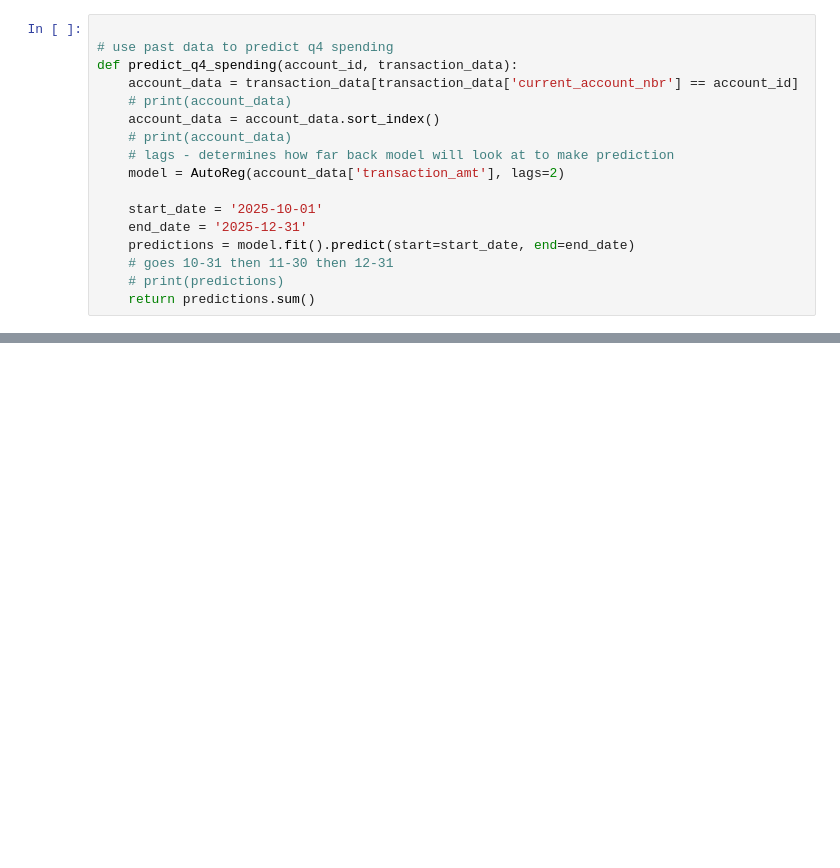
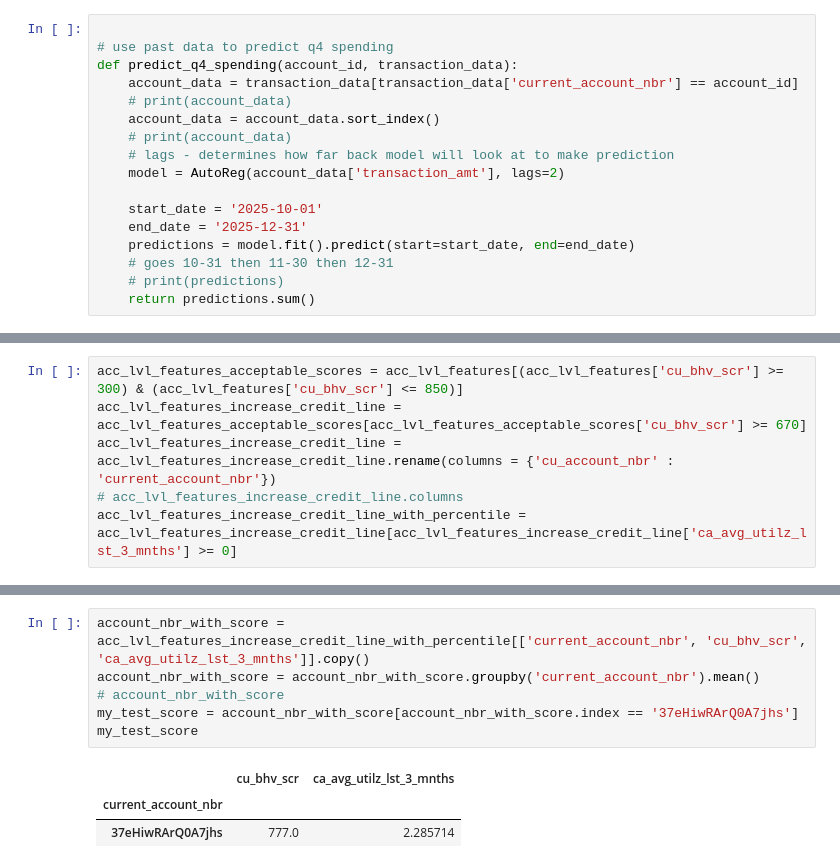
Before and after one commit to lyonstran/ILLINOIS-DATATHON-2025---THE-MEOWS, a Jupyter notebook: AR_model.ipynb, the cells around one changed output, grey strips where cells are left out. Cells and saved outputs as stored; diff of their text form; blank space fills up the shorter version.

```diff
--- a/AR_model.ipynb
+++ b/AR_model.ipynb
@@ -167,0 +303,6 @@ wrld_transaction_data
+# %%
+acc_lvl_features_acceptable_scores = acc_lvl_features[(acc_lvl_features['cu_bhv_scr'] >= 300) & (acc_lvl_features['cu_bhv_scr'] <= 850)]
+acc_lvl_features_increase_credit_line = acc_lvl_features_acceptable_scores[acc_lvl_features_acceptable_scores['cu_bhv_scr'] >= 670]
+acc_lvl_features_increase_credit_line = acc_lvl_features_increase_credit_line.rename(columns = {'cu_account_nbr' : 'current_account_nbr'})
+# acc_lvl_features_increase_credit_line.columns
+acc_lvl_features_increase_credit_line_with_percentile = acc_lvl_features_increase_credit_line[acc_lvl_features_increase_credit_line['ca_avg_utilz_lst_3_mnths'] >= 0]
@@ -167,0 +328,10 @@ wrld_transaction_data
+# %%
+account_nbr_with_score = acc_lvl_features_increase_credit_line_with_percentile[['current_account_nbr', 'cu_bhv_scr', 'ca_avg_utilz_lst_3_mnths']].copy()
+account_nbr_with_score = account_nbr_with_score.groupby('current_account_nbr').mean()
+# account_nbr_with_score
+my_test_score = account_nbr_with_score[account_nbr_with_score.index == '37eHiwRArQ0A7jhs']
+my_test_score
+# %% [output]
+|  | cu_bhv_scr | ca_avg_utilz_lst_3_mnths |
+| current_account_nbr |  |  |
+| 37eHiwRArQ0A7jhs | 777.0 | 2.285714 |
```
Also changed, not shown: parts of 17 cells of this notebook.
